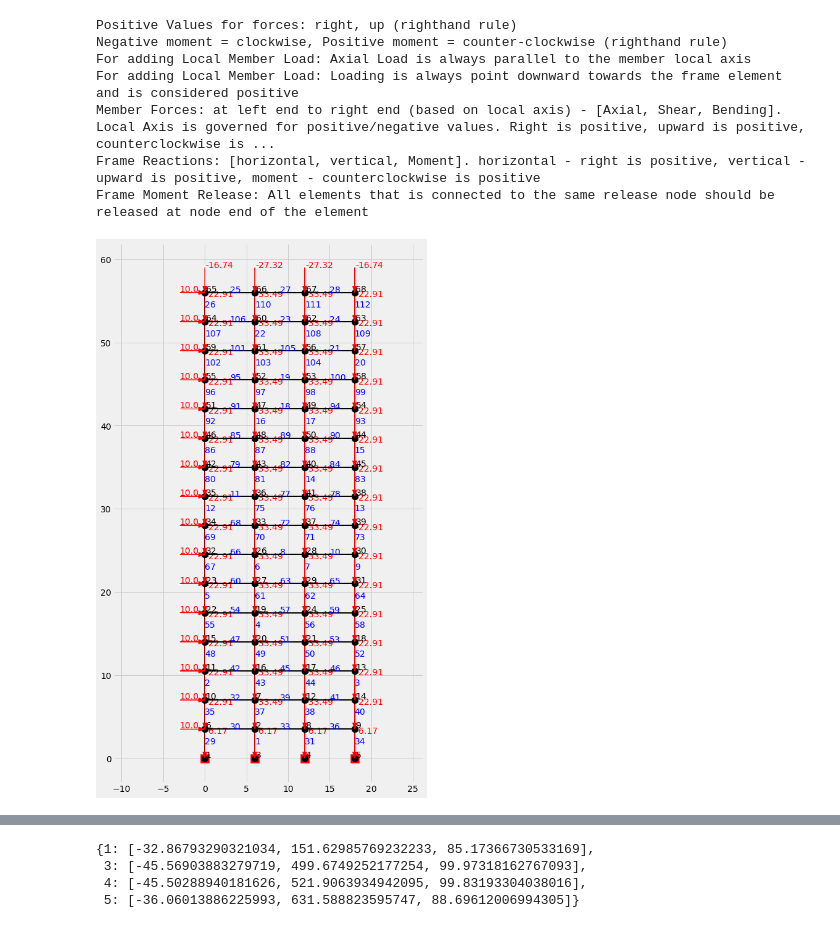
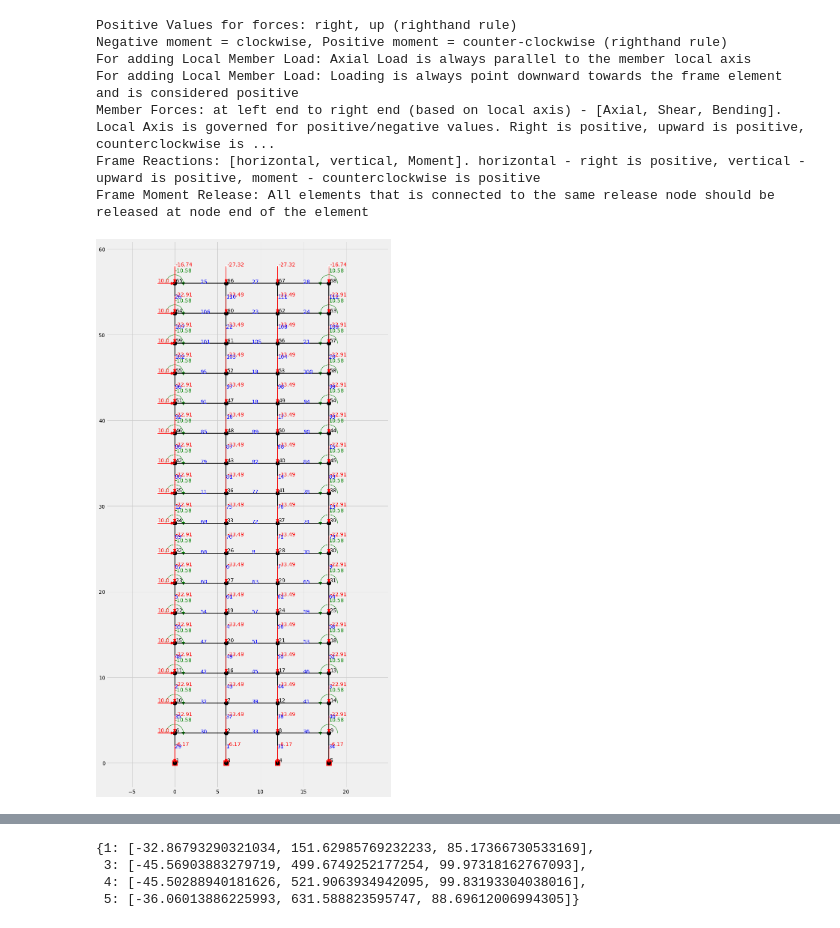
Before and after one commit to mjamezquidilla/pysead, a Jupyter notebook: Examples/Blender_Frame2D/Blender Frame2D Example.ipynb, the cells around one changed output, grey strips where cells are left out. Saved outputs shown, nothing was run; the diff lists cells and outputs as text; code cells hidden in the pictures.

Commit message:
Updated with Moment Arrows

```diff
--- a/Examples/Blender_Frame2D/Blender Frame2D Example.ipynb
+++ b/Examples/Blender_Frame2D/Blender Frame2D Example.ipynb
@@ -75,9 +75,9 @@ Member Forces: at left end to right end (based on local axis) - [Axial, Shear, B
 Frame Reactions: [horizontal, vertical, Moment]. horizontal - right is positive, vertical - upward is positive, moment - counterclockwise is positive
 Frame Moment Release: All elements that is connected to the same release node should be released at node end of the element
 # %%
-Frame.Draw_Frame_Setup(figure_size=[8,15], arrow_line_width=1, length_of_arrow=3, width_of_arrow=0.5)
+Frame.Draw_Frame_Setup(figure_size=[12,25], arrow_line_width=1, length_of_arrow=2, width_of_arrow=0.3,radius_of_arc=2)
 # %% [output]
-[figure, old version]
+[figure, new version]
 # %%
 Frame.Solve()
 # %%
```
Also changed, not shown: parts of 1 cell of this notebook.
